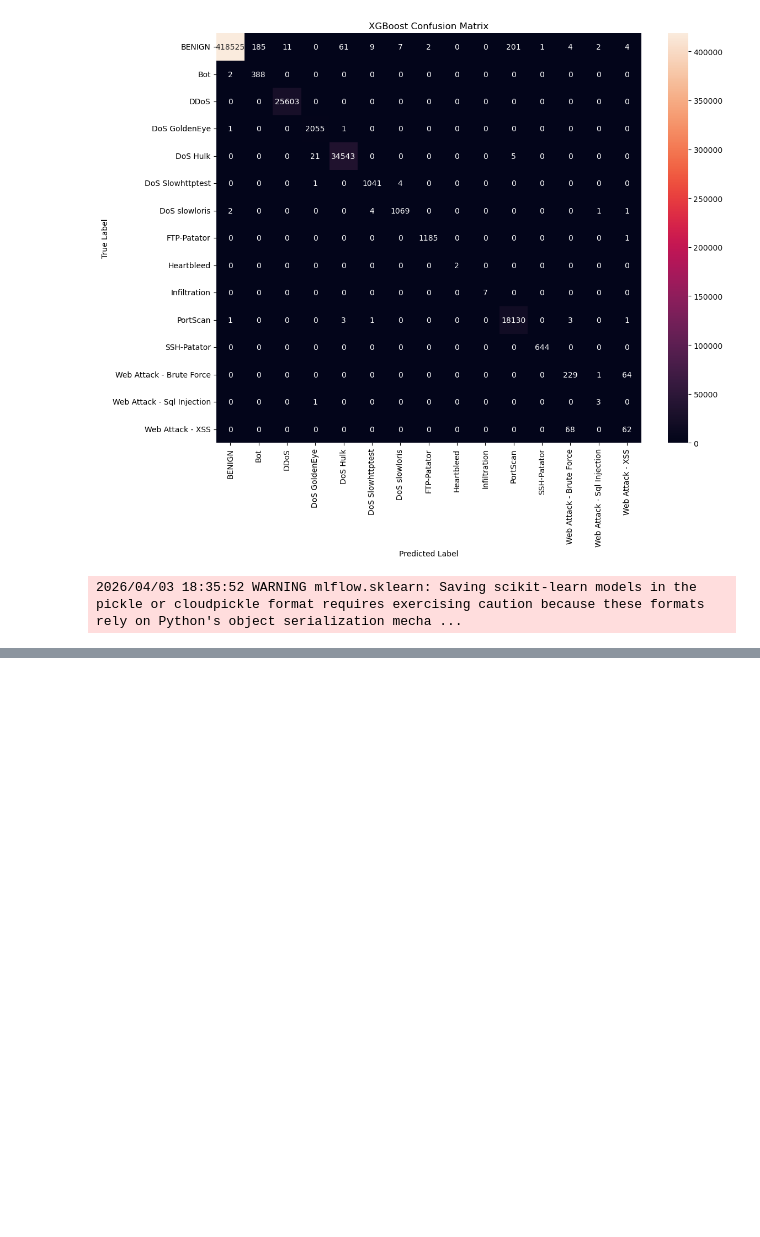
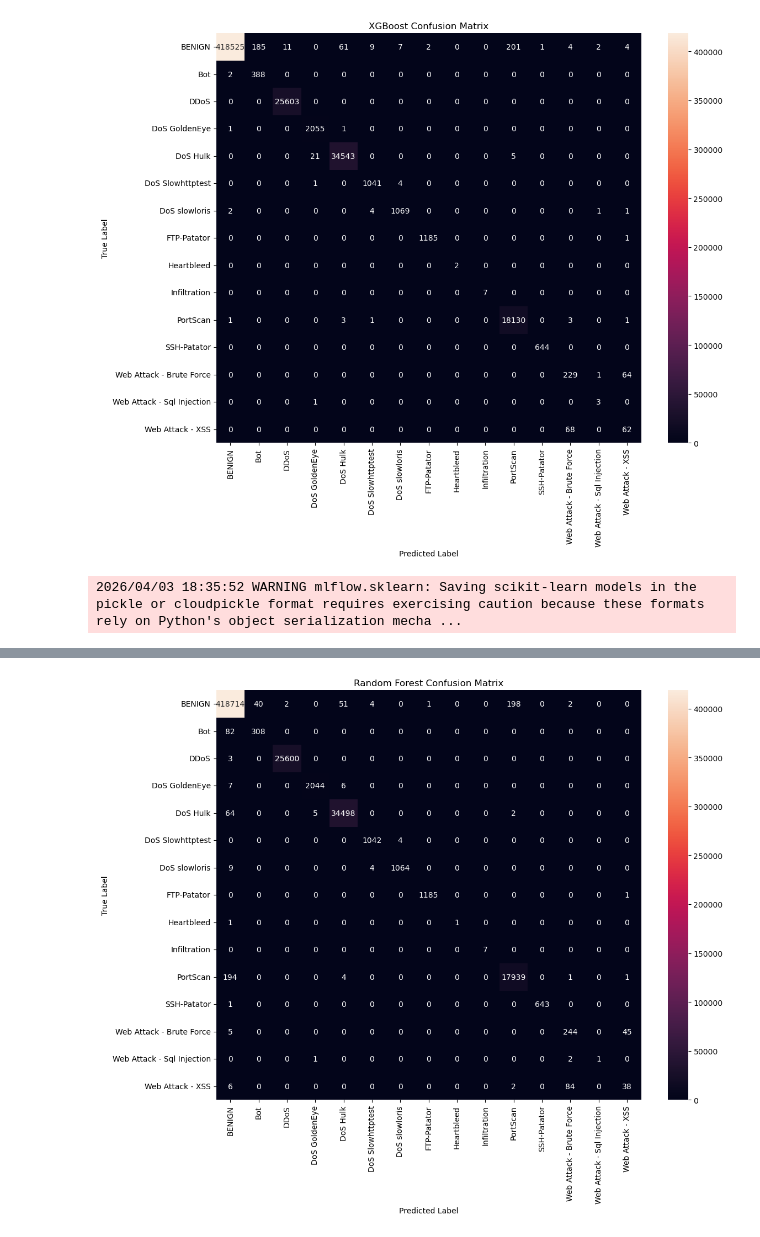
Before and after one commit to StanSouthwick/network-anomaly-detector, a Jupyter notebook: notebooks/03_model_training.ipynb, the cells around one changed output, grey strips where cells are left out. Drawn from its saved outputs; the diff is of its cells as text; code cells hidden in the pictures; blank space fills up the shorter version.

Commit message:
Phase 3: Ran RFC with sample weighted an added to MLFlow for comparison

```diff
--- a/notebooks/03_model_training.ipynb
+++ b/notebooks/03_model_training.ipynb
@@ -314,0 +317,20 @@ with mlflow.start_run(run_name="XGBoost_baseline",):
+# %%
+# Train the Random Forest Classifier
+network_dataset_rfc_02= RandomForestClassifier(n_estimators=100, random_state=42, class_weight='balanced')
+network_dataset_rfc_02.fit(X_train, y_train)
+joblib.dump(network_dataset_rfc_02, '../models/network_dataset_rfc_02.pkl')
+
+# Evaluate the classifier on the test set
+y_pred_rfc_02 = network_dataset_rfc_02.predict(X_test)
+
+# Calculate and print evaluation metrics
+print('Random Forest Classifier 2nd variation trained and saved successfully.')
+print("Classifier performance on the test set:  ")
+f1_score_macro_rfc_02 = f1_score(y_test, y_pred_rfc_02, average='macro')
+classification_rep_rfc_02 = classification_report(y_test, y_pred_rfc_02, target_names=network_dataset_encoder.classes_)
+conf_matrix_rfc_02 = confusion_matrix(y_test, y_pred_rfc_02)
+print(f'F1 Score (Macro): {f1_score_macro_rfc_02:.4f}')
+print('Classification Report:')
+print(classification_rep_rfc_02)
+print('Confusion Matrix:')
+print(conf_matrix_rfc_02)
@@ -314,0 +355,20 @@ with mlflow.start_run(run_name="XGBoost_baseline",):
+# %%
+# Confusion matrix as an image
+import matplotlib.pyplot as plt
+import seaborn as sns
+
+plt.figure(figsize=(12, 10))
+sns.heatmap(conf_matrix_rfc_02, annot=True, fmt='d',
+            xticklabels=network_dataset_encoder.classes_,
+            yticklabels=network_dataset_encoder.classes_)
+plt.title('Random Forest Confusion Matrix')
+plt.ylabel('True Label')
+plt.xlabel('Predicted Label')
+plt.tight_layout()
+plt.savefig('../reports/rf_confusion_matrix_02.png')
+
+
+with open('../reports/classification_report_rfc_02.txt', 'w') as f:
+    f.write(classification_rep_rfc_02)
+# %% [output]
+[figure, added]
```
Also changed, not shown: parts of 3 cells of this notebook, 3 other files.
